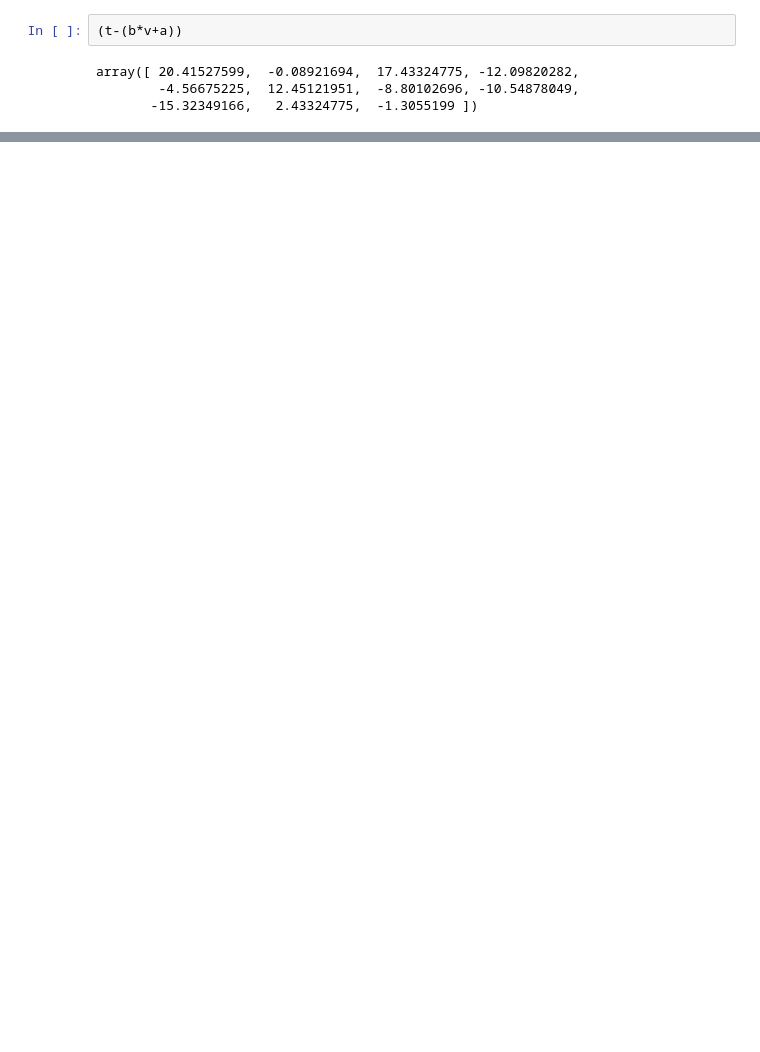
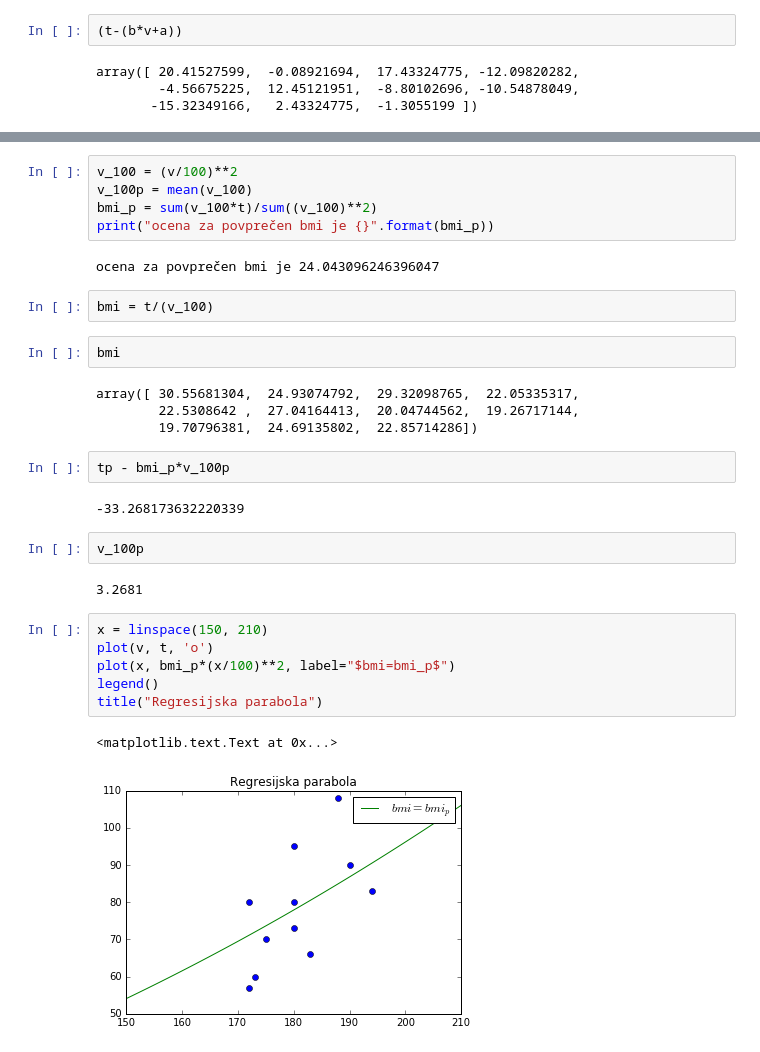
Before and after one commit to mrcinv/ovs.py, a Jupyter notebook: Regresija.ipynb, the cells around one changed output, grey strips where cells are left out. Cells and saved outputs as stored; diff of their text form; blank space fills up the shorter version.

```diff
--- a/Regresija.ipynb
+++ b/Regresija.ipynb
@@ -99,0 +112,32 @@ plot(v0, b*v0+a)
+# %%
+v_100 = (v/100)**2
+v_100p = mean(v_100)
+bmi_p = sum(v_100*t)/sum((v_100)**2)
+print("ocena za povprečen bmi je {}".format(bmi_p))
+# %% [output]
+ocena za povprečen bmi je 24.043096246396047
+# %%
+bmi = t/(v_100)
+# %%
+bmi
+# %% [output]
+array([ 30.55681304,  24.93074792,  29.32098765,  22.05335317,
+        22.5308642 ,  27.04164413,  20.04744562,  19.26717144,
+        19.70796381,  24.69135802,  22.85714286])
+# %%
+tp - bmi_p*v_100p
+# %% [output]
+-33.268173632220339
+# %%
+v_100p
+# %% [output]
+3.2681
+# %%
+x = linspace(150, 210)
+plot(v, t, 'o')
+plot(x, bmi_p*(x/100)**2, label="$bmi=bmi_p$")
+legend()
+title("Regresijska parabola")
+# %% [output]
+<matplotlib.text.Text at 0x...>
+[figure, added]
```
Also changed, not shown: parts of 7 cells of this notebook.
